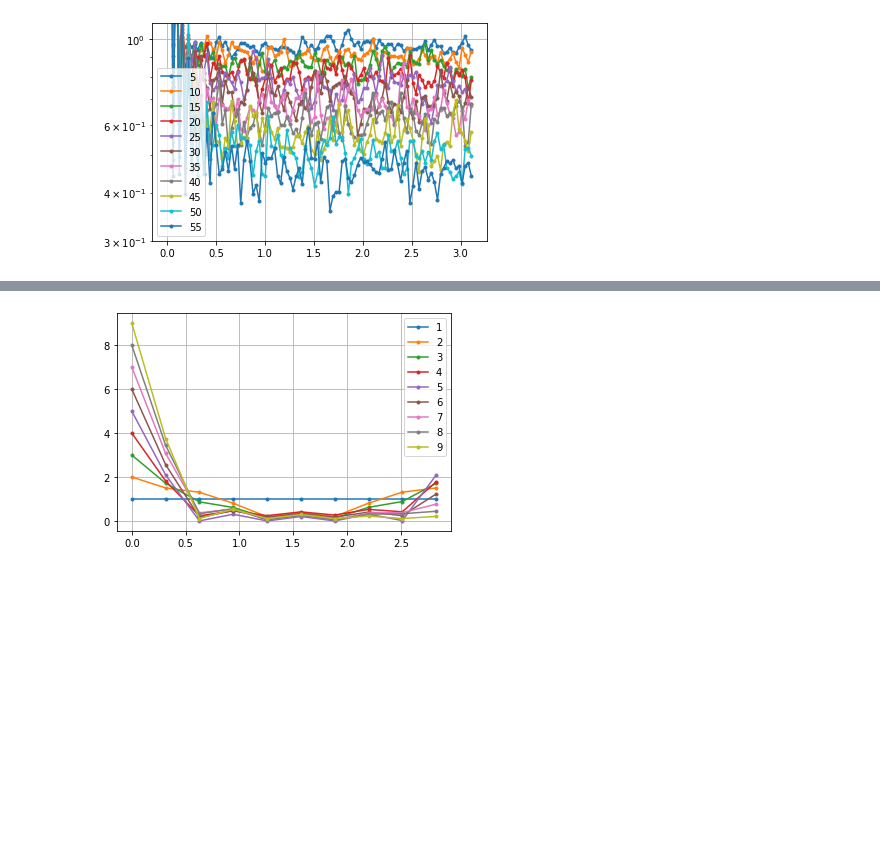
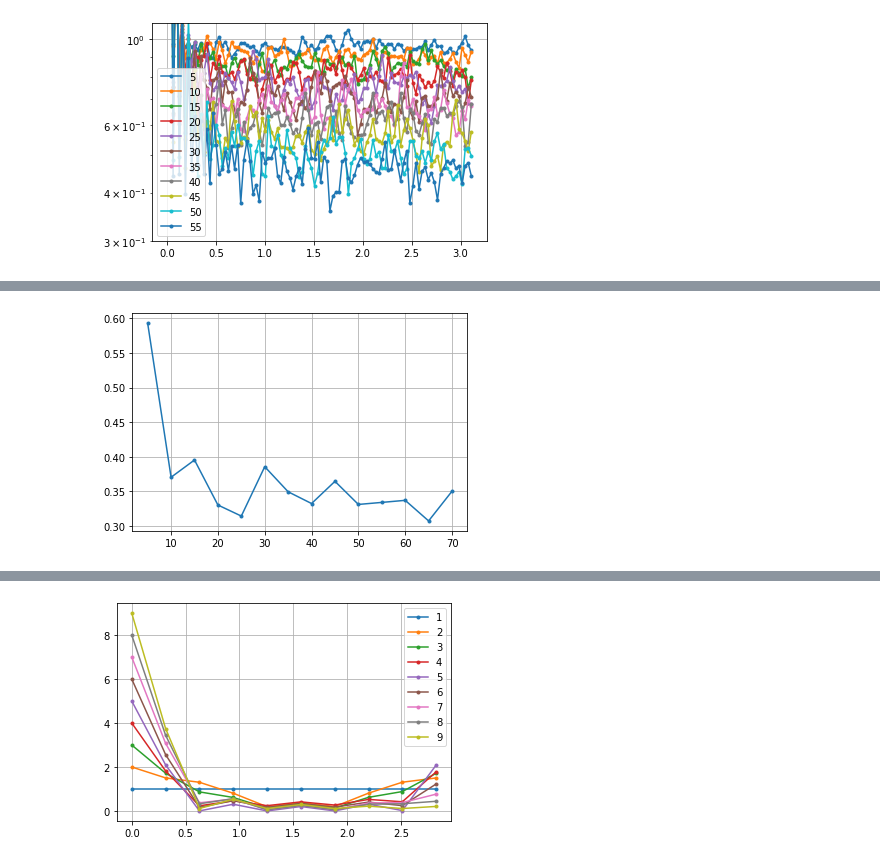
Before and after one commit to IvanGilardoni/grand-canonical-reweighting, a Jupyter notebook: GC_more_regions.ipynb, the cells around one changed output, grey strips where cells are left out. Drawn from its saved outputs; the diff is of its cells as text; code cells hidden in the pictures; blank space fills up the shorter version.

```diff
--- a/GC_more_regions.ipynb
+++ b/GC_more_regions.ipynb
@@ -957,0 +1013,12 @@ plt.grid()
+# %%
+wh = np.argwhere([(ks > 1) & (ks < 2)])[:, 1]
+
+mean_Sk = {}
+
+for n in Sk.keys():
+    mean_Sk[n] = np.mean(Sk[n][wh])
+
+plt.plot(Sk.keys(), mean_Sk.values(), '.-')
+plt.grid()
+# %% [output]
+[figure, added]
```
Also changed, not shown: parts of 8 cells of this notebook.
